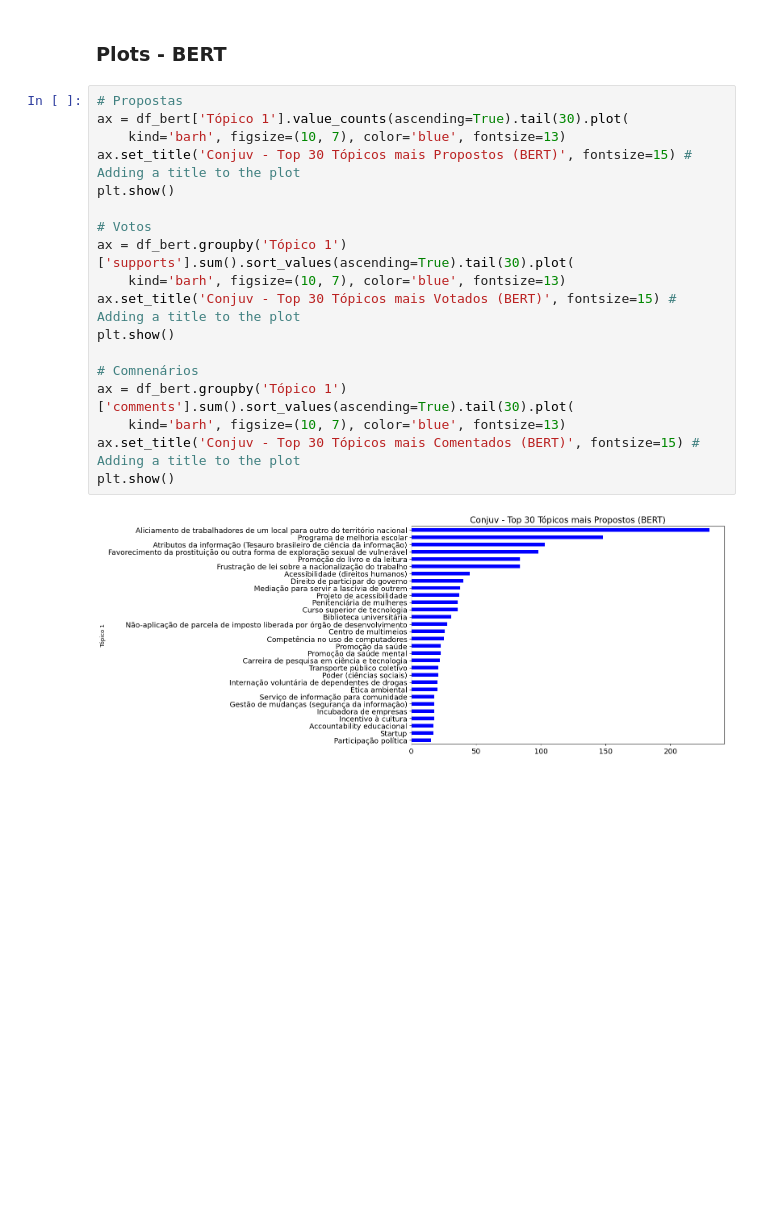
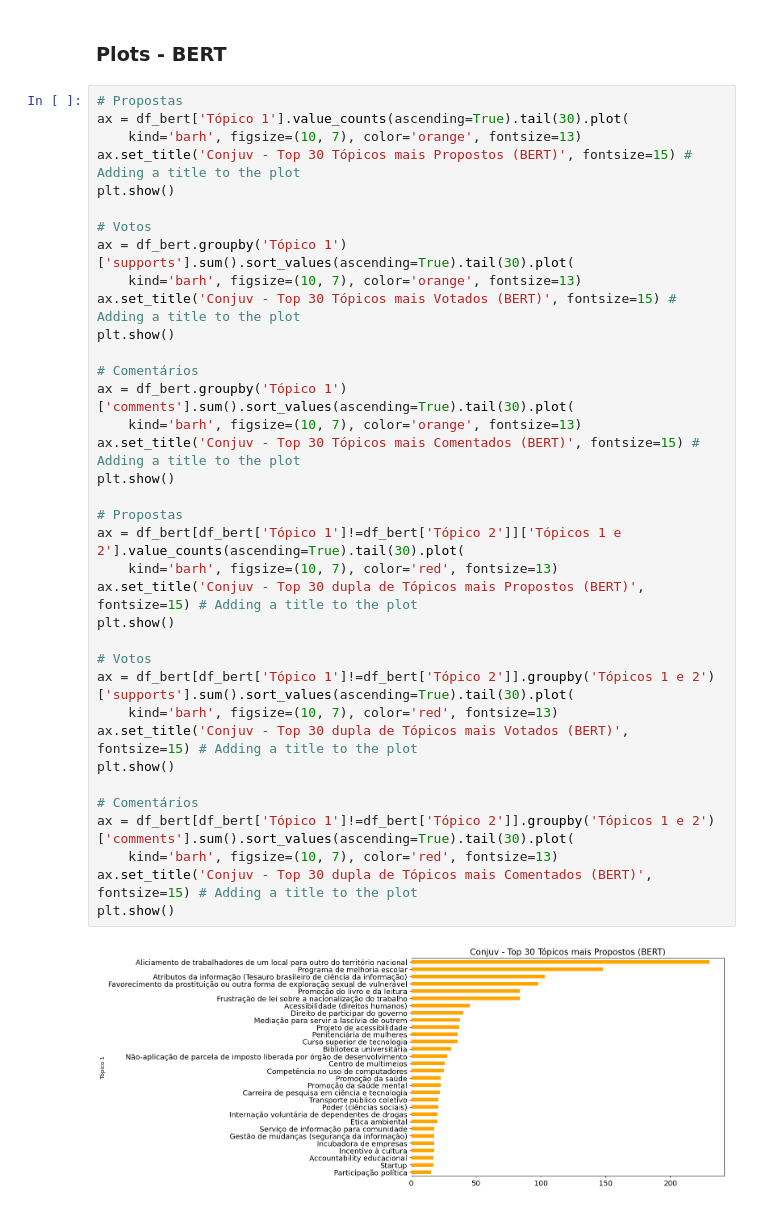
Before and after one commit to lappis-unb/ecossistemasl, a Jupyter notebook: notebooks/ReportTopicsConjuv.ipynb, the cells around one changed output. Cells and saved outputs as stored; diff of their text form; blank space fills up the shorter version.

Commit message:
feat: reports all participatory spaces and conjuv

```diff
--- a/notebooks/ReportTopicsConjuv.ipynb
+++ b/notebooks/ReportTopicsConjuv.ipynb
@@ -107,20 +128,38 @@ plt.show()
 # %%
 # Propostas
 ax = df_bert['Tópico 1'].value_counts(ascending=True).tail(30).plot(
-    kind='barh', figsize=(10, 7), color='blue', fontsize=13)
+    kind='barh', figsize=(10, 7), color='orange', fontsize=13)
 ax.set_title('Conjuv - Top 30 Tópicos mais Propostos (BERT)', fontsize=15) # Adding a title to the plot
 plt.show()
 
 # Votos
 ax = df_bert.groupby('Tópico 1')['supports'].sum().sort_values(ascending=True).tail(30).plot(
-    kind='barh', figsize=(10, 7), color='blue', fontsize=13)
+    kind='barh', figsize=(10, 7), color='orange', fontsize=13)
 ax.set_title('Conjuv - Top 30 Tópicos mais Votados (BERT)', fontsize=15) # Adding a title to the plot
 plt.show()
 
-# Comnenários
+# Comentários
 ax = df_bert.groupby('Tópico 1')['comments'].sum().sort_values(ascending=True).tail(30).plot(
-    kind='barh', figsize=(10, 7), color='blue', fontsize=13)
+    kind='barh', figsize=(10, 7), color='orange', fontsize=13)
 ax.set_title('Conjuv - Top 30 Tópicos mais Comentados (BERT)', fontsize=15) # Adding a title to the plot
 plt.show()
+
+# Propostas
+ax = df_bert[df_bert['Tópico 1']!=df_bert['Tópico 2']]['Tópicos 1 e 2'].value_counts(ascending=True).tail(30).plot(
+    kind='barh', figsize=(10, 7), color='red', fontsize=13)
+ax.set_title('Conjuv - Top 30 dupla de Tópicos mais Propostos (BERT)', fontsize=15) # Adding a title to the plot
+plt.show()
+
+# Votos
+ax = df_bert[df_bert['Tópico 1']!=df_bert['Tópico 2']].groupby('Tópicos 1 e 2')['supports'].sum().sort_values(ascending=True).tail(30).plot(
+    kind='barh', figsize=(10, 7), color='red', fontsize=13)
+ax.set_title('Conjuv - Top 30 dupla de Tópicos mais Votados (BERT)', fontsize=15) # Adding a title to the plot
+plt.show()
+
+# Comentários
+ax = df_bert[df_bert['Tópico 1']!=df_bert['Tópico 2']].groupby('Tópicos 1 e 2')['comments'].sum().sort_values(ascending=True).tail(30).plot(
+    kind='barh', figsize=(10, 7), color='red', fontsize=13)
+ax.set_title('Conjuv - Top 30 dupla de Tópicos mais Comentados (BERT)', fontsize=15) # Adding a title to the plot
+plt.show()
 # %% [output]
-[figure, old version]
+[figure, new version]
```
Also changed, not shown: parts of 2 cells of this notebook, 1 other file.
